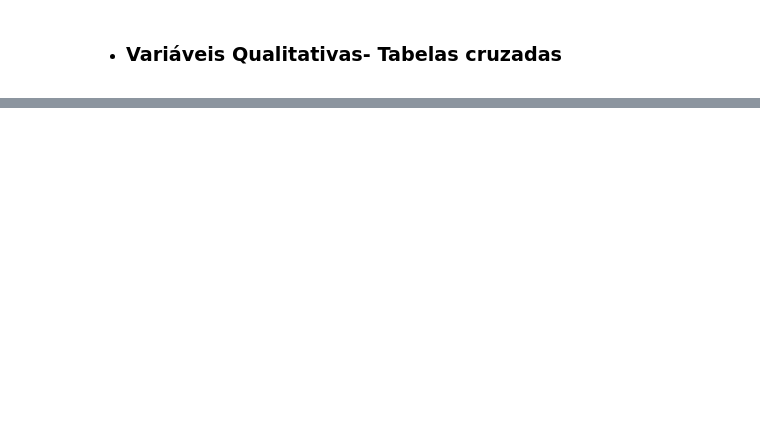
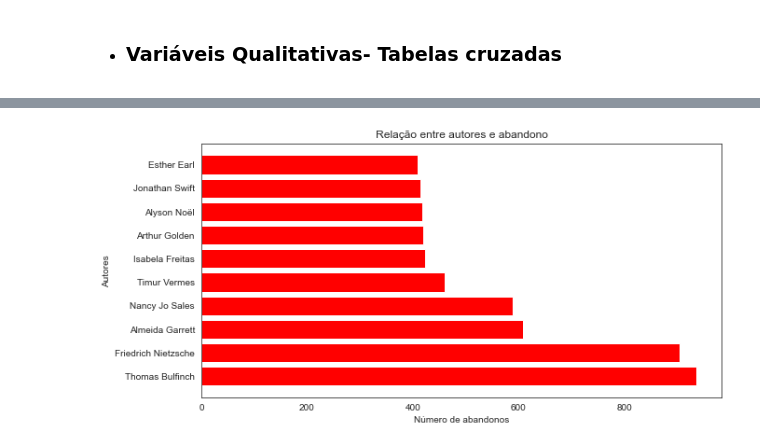
Before and after one commit to insper-classroom/22-1b-cd-p2-leandra_taina, a Jupyter notebook: Oficial.ipynb, the cells around one changed output, grey strips where cells are left out. Cells and saved outputs as stored; diff of their text form; code cells hidden in the pictures; blank space fills up the shorter version.

```diff
--- a/Oficial.ipynb
+++ b/Oficial.ipynb
@@ -181,0 +188,5 @@ plt.show()
+# %%
+
+dados.value_counts(normalize=True)
+base=dados.groupby(["autor"]).abandonos.mean().sort_values(ascending=False).head(10)
+dados.groupby(["autor"]).abandonos.mean().sort_values(ascending=False).head(10)
@@ -181,0 +206,15 @@ plt.show()
+# %%
+lista_names = ['Thomas Bulfinch', 'Friedrich Nietzsche','Almeida Garrett', 'Nancy Jo Sales', 'Timur Vermes', 'Isabela Freitas','Arthur Golden','Alyson Noël', 'Jonathan Swift', 'Esther Earl']
+lista_valores= []
+for i in base:
+    lista_valores.append(i)
+
+plt.figure(figsize=(10, 5))
+
+plt.barh(lista_names, lista_valores, color='red')
+plt.title("Relação entre autores e abandono")
+plt.xlabel('Número de abandonos')
+plt.ylabel("Autores")
+plt.show()
+# %% [output]
+[figure, added]
```
Also changed, not shown: parts of 40 cells of this notebook.
